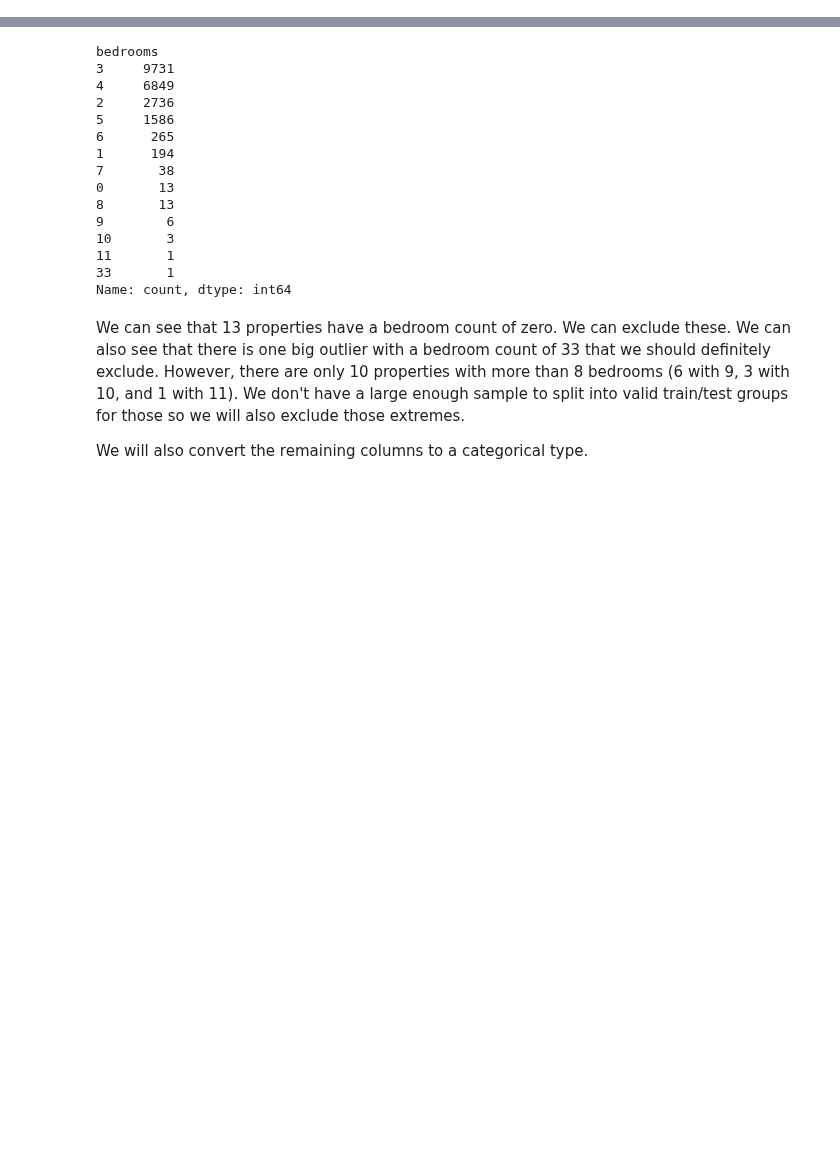
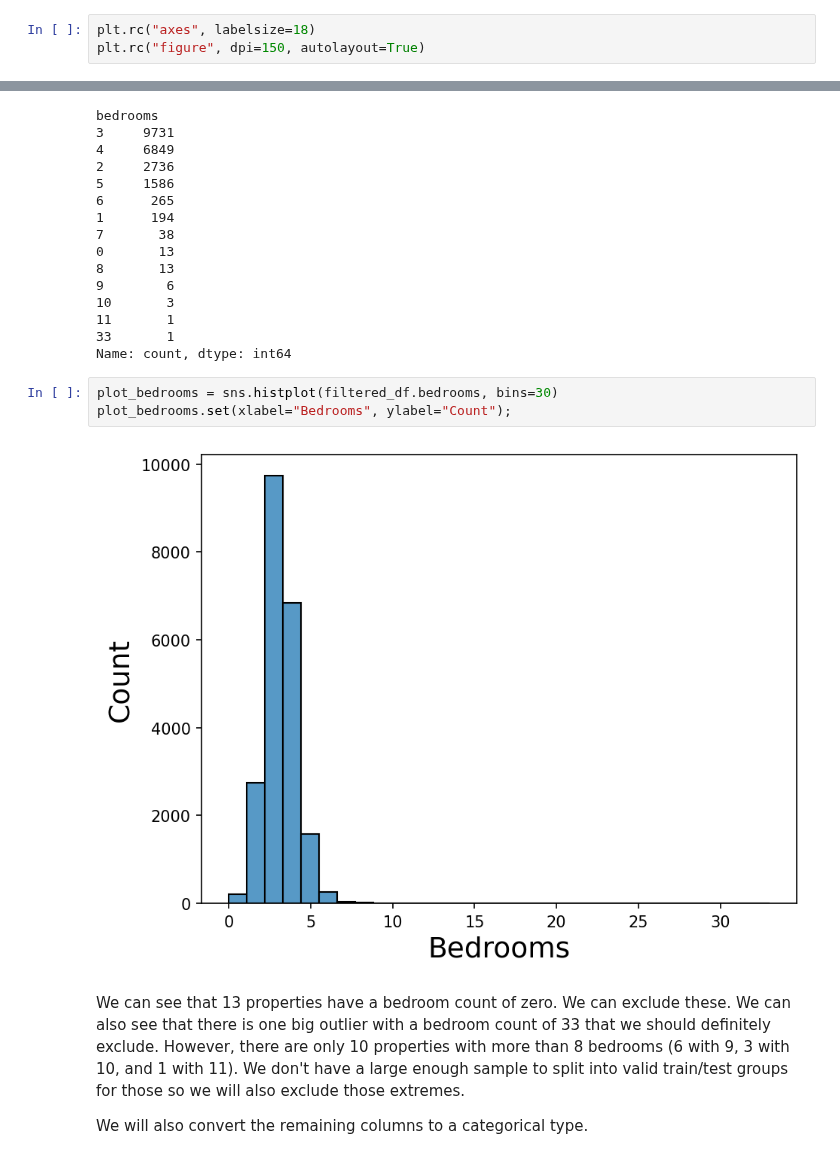
Before and after one commit to jmfb/CS5610, a Jupyter notebook: m4p4/M4 Project 4.ipynb, the cells around one changed output, grey strips where cells are left out. Cells and saved outputs as stored; diff of their text form; blank space fills up the shorter version.

```diff
--- a/m4p4/M4 Project 4.ipynb
+++ b/m4p4/M4 Project 4.ipynb
@@ -11,3 +16,6 @@ import pandas as pd
+# %%
+plt.rc("axes", labelsize=18)
+plt.rc("figure", dpi=150, autolayout=True)
 # %% [markdown]
 ## Part I
 
@@ -143,6 +151,11 @@ bedrooms
 11       1
 33       1
 Name: count, dtype: int64
+# %%
+plot_bedrooms = sns.histplot(filtered_df.bedrooms, bins=30)
+plot_bedrooms.set(xlabel="Bedrooms", ylabel="Count");
+# %% [output]
+[figure, added]
 # %% [markdown]
 We can see that 13 properties have a bedroom count of zero.  We can exclude these.  We can also see that there is one big outlier with a bedroom count of 33 that we should definitely exclude.  However, there are only 10 properties with more than 8 bedrooms (6 with 9, 3 with 10, and 1 with 11).  We don't have a large enough sample to split into valid train/test groups for those so we will also exclude those extremes.
 
```
Also changed, not shown: parts of 13 cells of this notebook.
